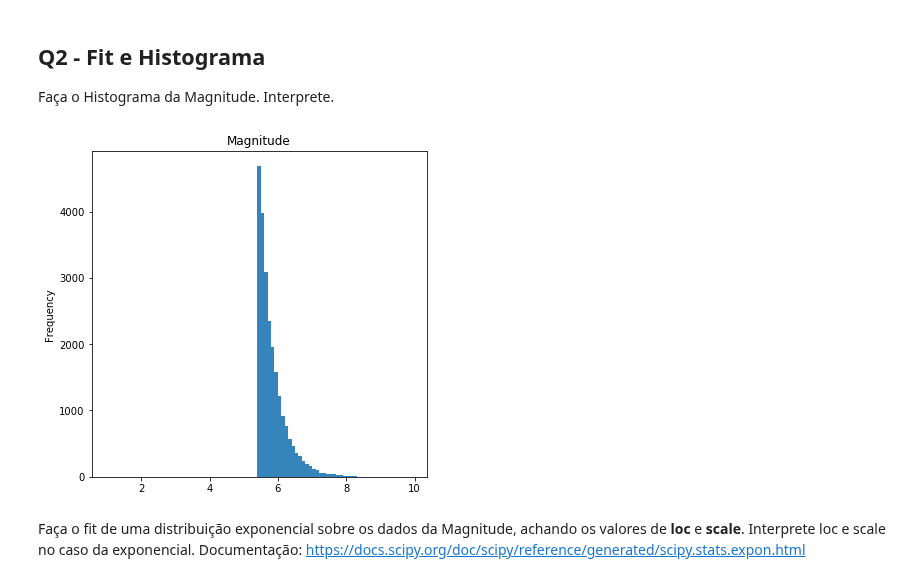
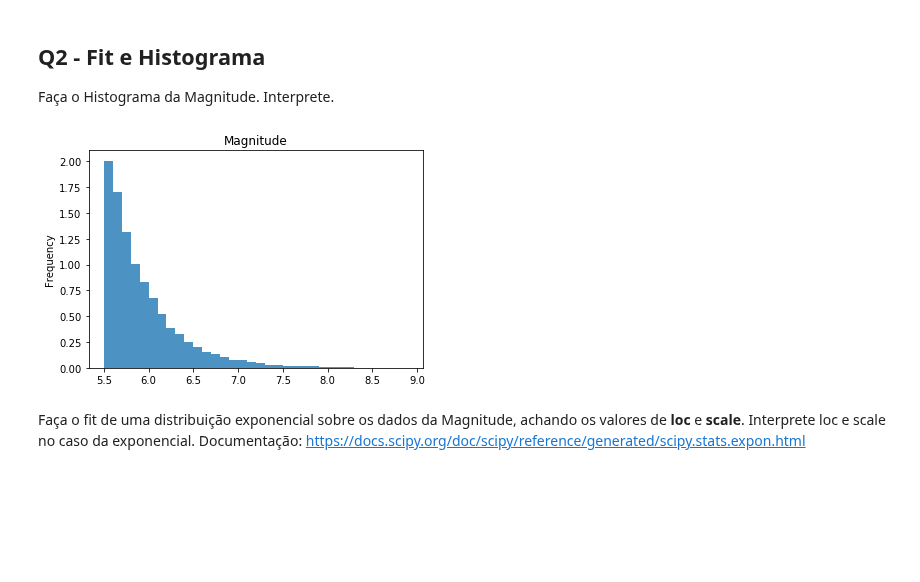
Before and after one commit to vinihsu/Ci-ncia-dos-Dados, a Jupyter notebook: APS_5/APS5_alunos.ipynb, the cells around one changed output. Saved outputs shown, nothing was run; the diff lists cells and outputs as text; code cells hidden in the pictures; blank space fills up the shorter version.

```diff
--- a/APS_5/APS5_alunos.ipynb
+++ b/APS_5/APS5_alunos.ipynb
@@ -47,10 +47,14 @@ Sul | Latitude negativa
 # %%
 listahemisferio = []
 for i in df.Latitude:
-    if i >= 0:
+    if i > 0:
         valor = "Norte"
     if i < 0:
         valor = "Sul"
+    if i == 0:
+        valor = "Equador"
     listahemisferio.append(valor)
 #print (listahemisferio)
 df = df.assign(Hemisfério = listahemisferio)
+
+df
@@ -59,10 +82,10 @@ df = df.assign(Hemisfério = listahemisferio)
 
 Faça o Histograma da Magnitude. Interprete.
 # %%
-faixa = np.arange(1,10,0.1)
-plot = df.Magnitude.plot.hist(bins=faixa, title="Magnitude", figsize=(6,6), alpha=0.9)
+faixa = np.arange(5.5,9,0.1)
+plot = df.Magnitude.plot.hist(bins=faixa, title="Magnitude", normed=1, alpha=0.8, sharex=True, histtype="stepfilled")
 # %% [output]
-[figure, old version]
+[figure, new version]
 # %% [markdown]
 Faça o fit de uma distribuição exponencial sobre os dados da Magnitude, achando os valores de **loc** e **scale**. Interprete loc e scale no caso da exponencial.
 Documentação: https://docs.scipy.org/doc/scipy/reference/generated/scipy.stats.expon.html
```
Also changed, not shown: parts of 16 cells of this notebook.
